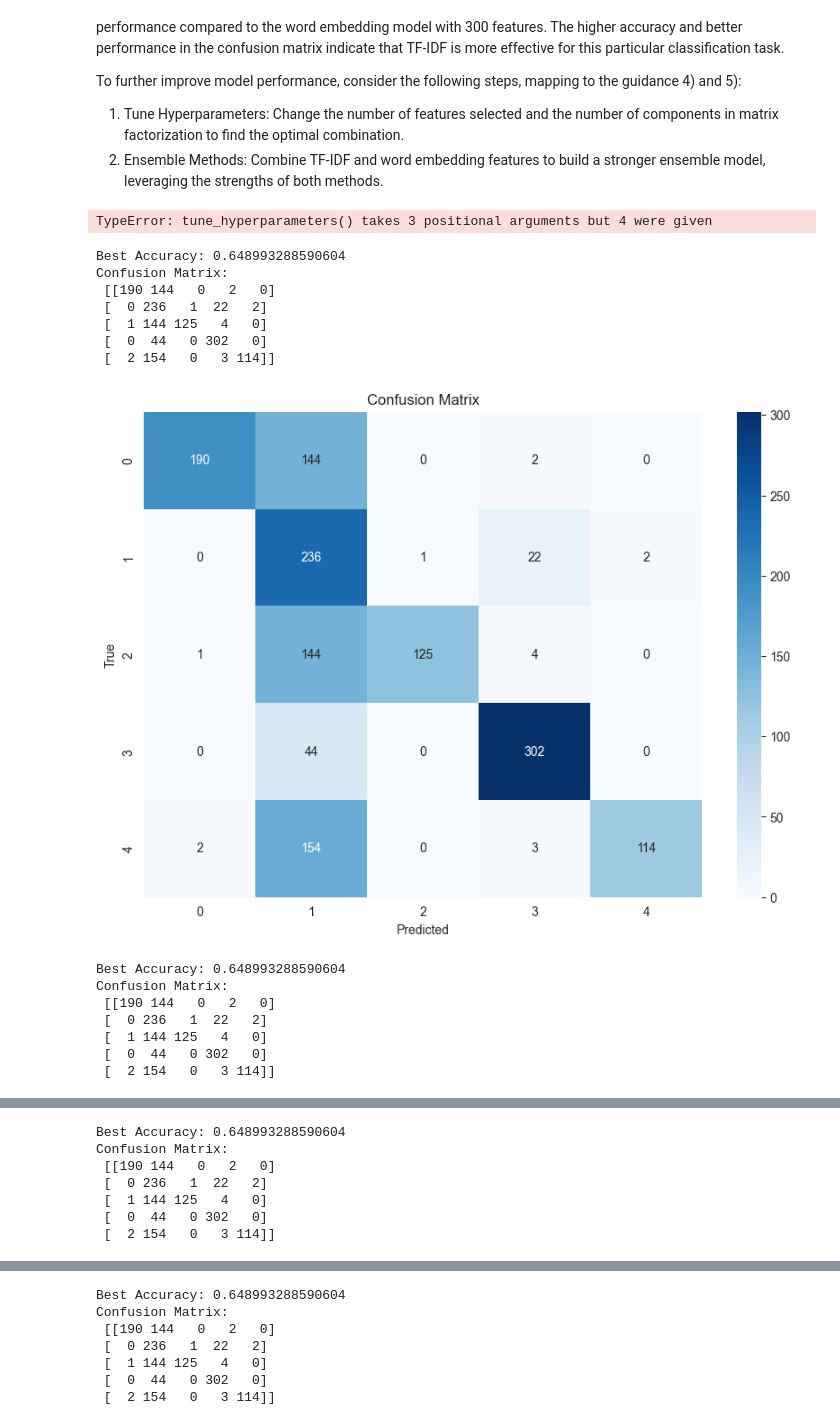
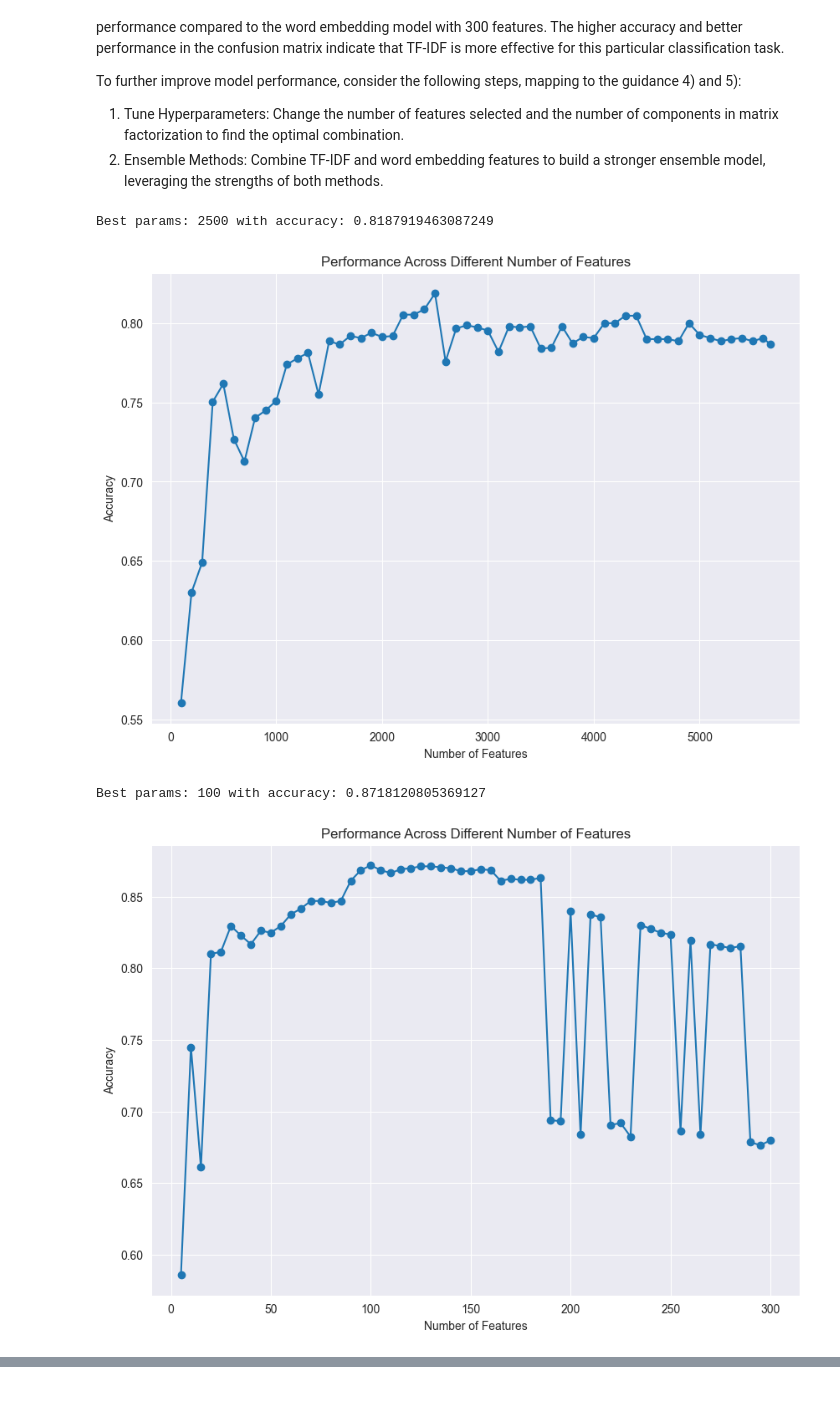
Before and after one commit to scihhl/BBC-news-classification, a Jupyter notebook: text_handle.ipynb, the cells around one changed output, grey strips where cells are left out. Cells and saved outputs as stored; diff of their text form; code cells hidden in the pictures; blank space fills up the shorter version.

```diff
--- a/text_handle.ipynb
+++ b/text_handle.ipynb
@@ -455,11 +455,14 @@ class FeatureExtractor:
         plt.show()
 
     def feature_selection(self, labels, num_features=300):
+        # Ensure there are no NaN or infinite values in labels
+        labels = labels.dropna()
+        num_features = min(num_features, self.features.shape[1])  # Ensure k does not exceed n_features
         selector = SelectKBest(f_classif, k=num_features)
         self.features = selector.fit_transform(self.features, labels)
         return self.features
 
-    def apply_matrix_factorization(self, n_components=5, method='NMF'):
+    def apply_matrix_factorization(self, n_components=5, method='SVD'):
         if method == 'NMF':
             model = NMF(n_components=n_components, init='random', random_state=0)
         elif method == 'SVD':
@@ -834,33 +830,17 @@ To further improve model performance, consider the following steps, mapping to t
 2) Ensemble Methods: Combine TF-IDF and word embedding features to build a stronger ensemble model, leveraging the strengths of both methods.
 # %%
 # Hyperparameter tuning
-num_features_list = [25,50,100,150,200,250]
-component_range = [5, 10, 15, 20]
-
-best_num_features, best_accuracy = embedding_trainer.tune_hyperparameters(embedding_trainer.extractor.data['Category'], num_features_list, component_range)
-# Plot performance log
-embedding_trainer.plot_performance_log()
+num_features_list = [100*i for i in range(56,0,-1)]
+best_params, best_accuracy = tfidf_trainer.tune_hyperparameters(true_labels, num_features_list)
+tfidf_trainer.plot_performance_log()
 # %% [output]
-TypeError: tune_hyperparameters() takes 3 positional arguments but 4 were given
+Best params: 2500 with accuracy: 0.8187919463087249
+[figure, added]
 # %%
 # Hyperparameter tuning
-num_features_list = [25,50,100,150,200,250]
-best_num_features, best_accuracy = tfidf_trainer.tune_hyperparameters(true_labels, num_features_list)
-# Plot performance log
+num_features_list = [5*i for i in range(59,0,-1)]
+best_num_features, best_accuracy = embedding_trainer.tune_hyperparameters(true_labels, num_features_list)
 embedding_trainer.plot_performance_log()
 # %% [output]
-Best Accuracy: 0.648993288590604
-Confusion Matrix:
- [[190 144   0   2   0]
- [  0 236   1  22   2]
- [  1 144 125   4   0]
- [  0  44   0 302   0]
- [  2 154   0   3 114]]
+Best params: 100 with accuracy: 0.8718120805369127
-[figure, old version]
+[figure, new version]
-Best Accuracy: 0.648993288590604
-Confusion Matrix:
- [[190 144   0   2   0]
- [  0 236   1  22   2]
- [  1 144 125   4   0]
- [  0  44   0 302   0]
- [  2 154   0   3 114]]
@@ -868,7 +846,0 @@ Confusion Matrix:
-Best Accuracy: 0.648993288590604
-Confusion Matrix:
- [[190 144   0   2   0]
- [  0 236   1  22   2]
- [  1 144 125   4   0]
- [  0  44   0 302   0]
- [  2 154   0   3 114]]
@@ -876,7 +846,0 @@ Confusion Matrix:
-Best Accuracy: 0.648993288590604
-Confusion Matrix:
- [[190 144   0   2   0]
- [  0 236   1  22   2]
- [  1 144 125   4   0]
- [  0  44   0 302   0]
- [  2 154   0   3 114]]
```
Also changed, not shown: parts of 10 cells of this notebook, 1 other file.
